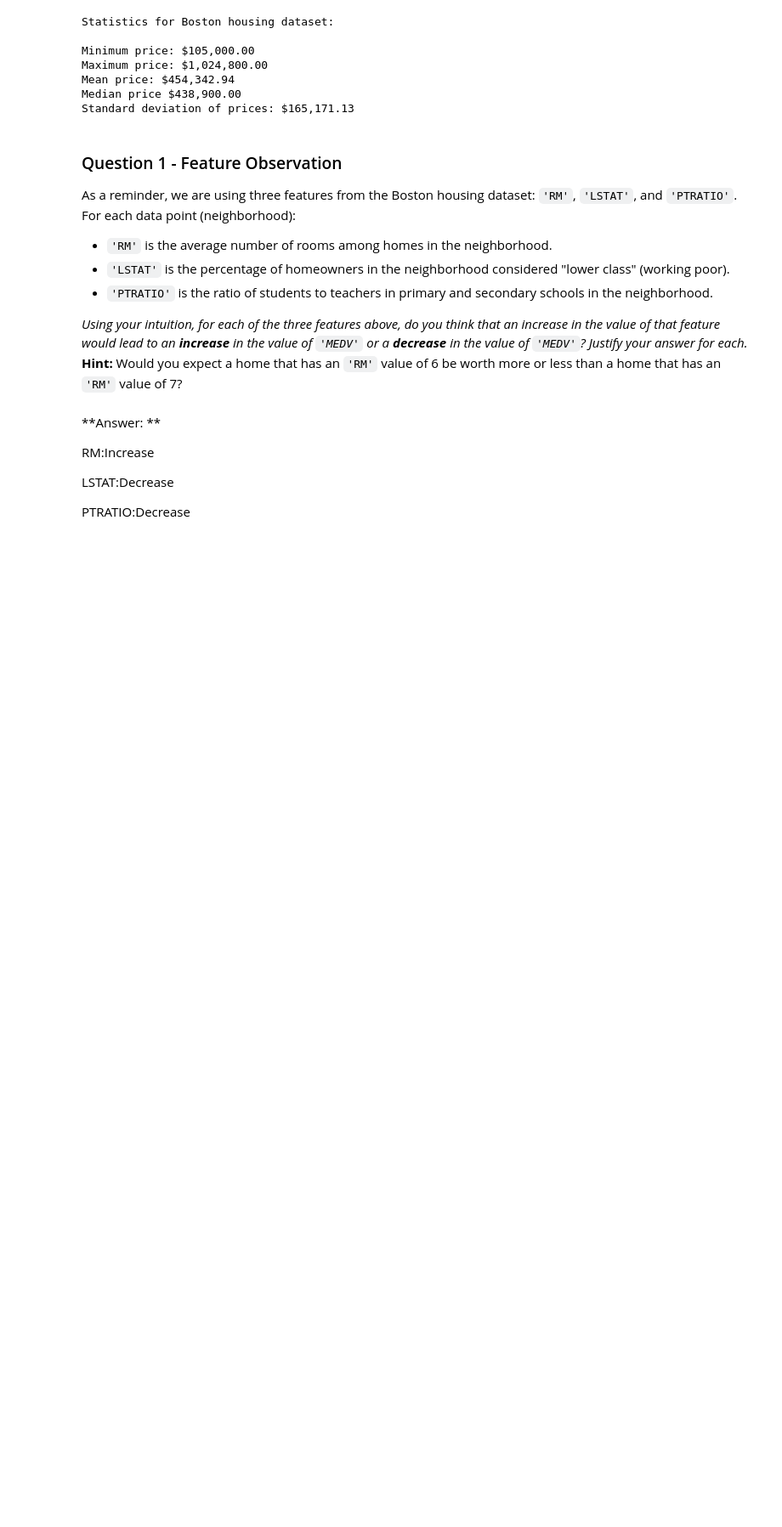
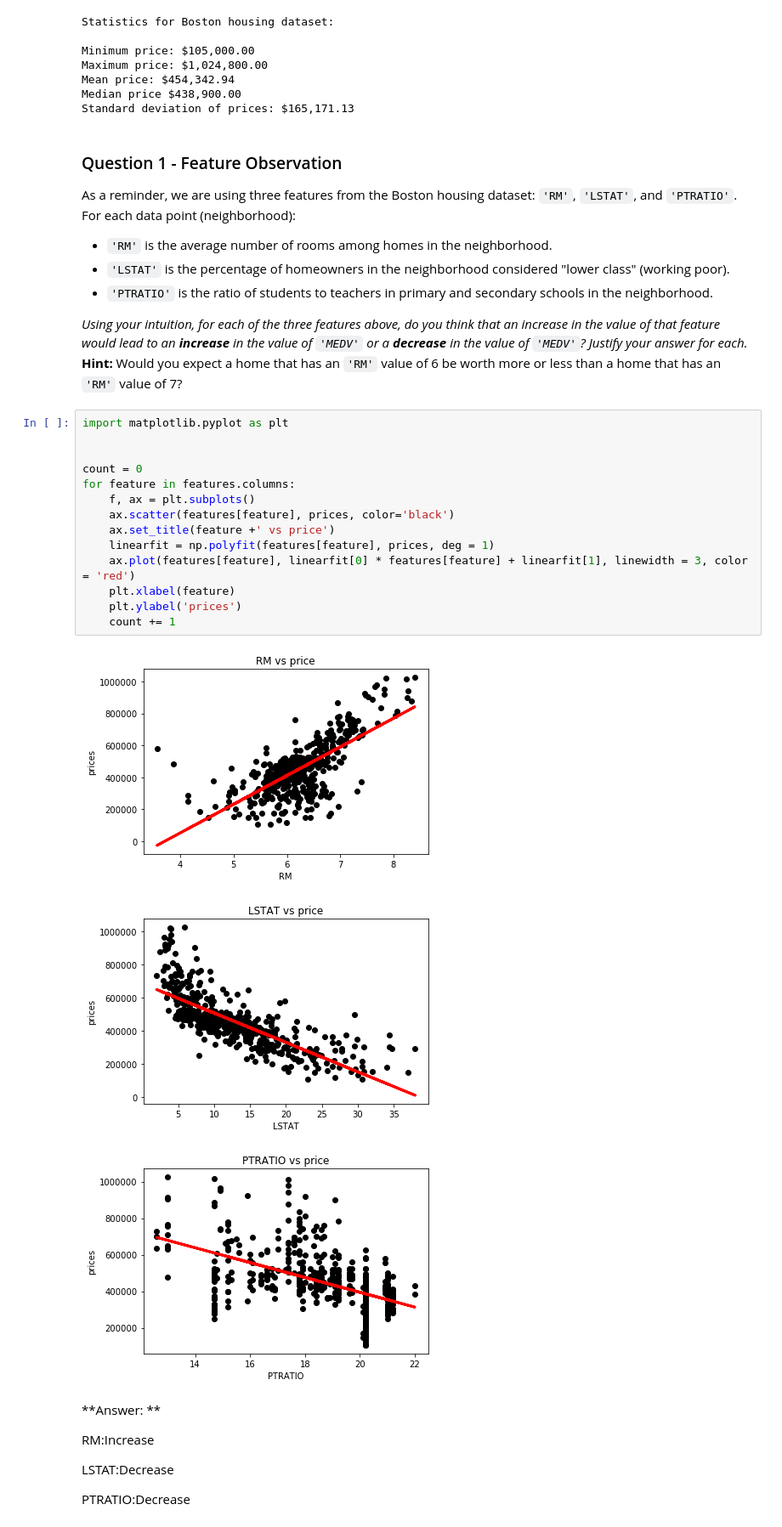
Before and after one commit to Jusnit/machine_learning, a Jupyter notebook: projects/boston_housing/boston_housing.ipynb, the cells around one changed output. Shown: that part at 85% size. Cells and saved outputs as stored; diff of their text form; blank space fills up the shorter version.

```diff
--- a/projects/boston_housing/boston_housing.ipynb
+++ b/projects/boston_housing/boston_housing.ipynb
@@ -109,6 +109,24 @@ As a reminder, we are using three features from the Boston housing dataset: `'RM
 
 _Using your intuition, for each of the three features above, do you think that an increase in the value of that feature would lead to an **increase** in the value of `'MEDV'` or a **decrease** in the value of `'MEDV'`? Justify your answer for each._
 **Hint:** Would you expect a home that has an `'RM'` value of 6 be worth more or less than a home that has an `'RM'` value of 7?
+# %%
+import matplotlib.pyplot as plt
+
+
+count = 0
+for feature in features.columns:
+    f, ax = plt.subplots()
+    ax.scatter(features[feature], prices, color='black')
+    ax.set_title(feature +' vs price')
+    linearfit = np.polyfit(features[feature], prices, deg = 1)
+    ax.plot(features[feature], linearfit[0] * features[feature] + linearfit[1], linewidth = 3, color = 'red')
+    plt.xlabel(feature)
+    plt.ylabel('prices')
+    count += 1
+# %% [output]
+[figure, added]
+[figure, added]
+[figure, added]
 # %% [markdown]
 **Answer: **
 
```
Also changed, not shown: parts of 6 cells of this notebook.
